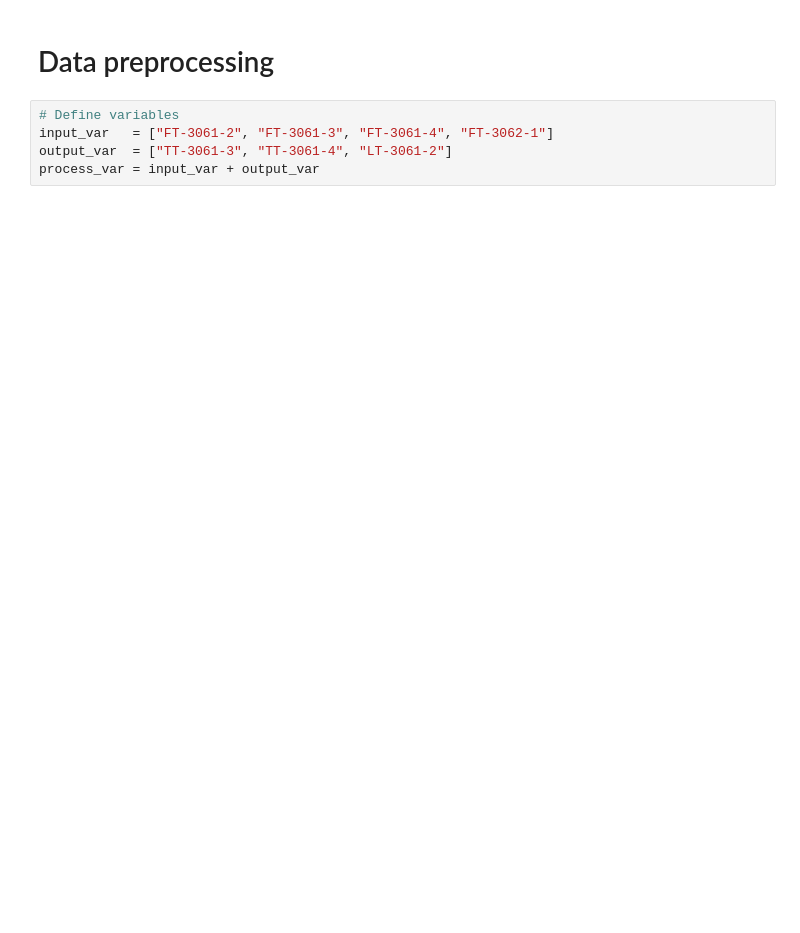
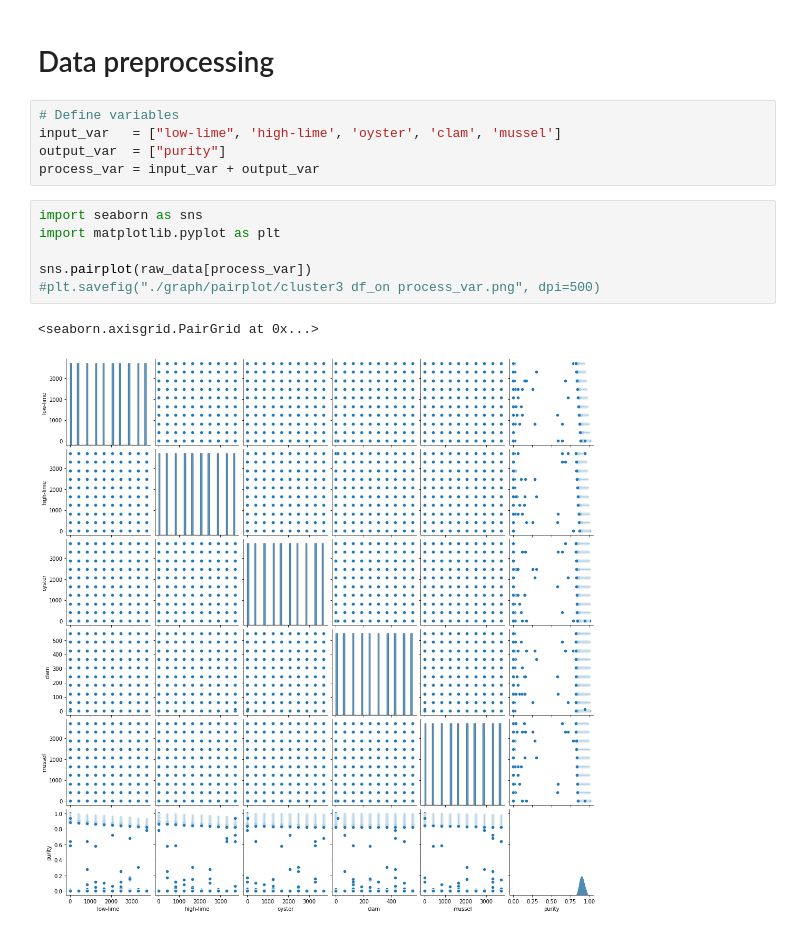
Before and after one commit to pseokyoung/RL_scheduling, a Jupyter notebook: 1_data_analysis.ipynb, the cells around one changed output. Saved outputs shown, nothing was run; the diff lists cells and outputs as text; blank space fills up the shorter version.

Commit message:
upload 1_data and 2_dnn_model

```diff
--- a/1_data_analysis.ipynb
+++ b/1_data_analysis.ipynb
@@ -27,7 +50,16 @@ NameError: name 'loadfile' is not defined
 # %% [markdown]
 # Data preprocessing
-# %%
-# Define variables
-input_var   = ["FT-3061-2", "FT-3061-3", "FT-3061-4", "FT-3062-1"]
-output_var  = ["TT-3061-3", "TT-3061-4", "LT-3061-2"]
-process_var = input_var + output_var
+# %%
+# Define variables
+input_var   = ["low-lime", 'high-lime', 'oyster', 'clam', 'mussel']
+output_var  = ["purity"]
+process_var = input_var + output_var
+# %%
+import seaborn as sns
+import matplotlib.pyplot as plt
+
+sns.pairplot(raw_data[process_var])
+#plt.savefig("./graph/pairplot/cluster3 df_on process_var.png", dpi=500)
+# %% [output]
+<seaborn.axisgrid.PairGrid at 0x...>
+[figure, added]
```
Also changed, not shown: parts of 2 cells of this notebook, 7 other files.
